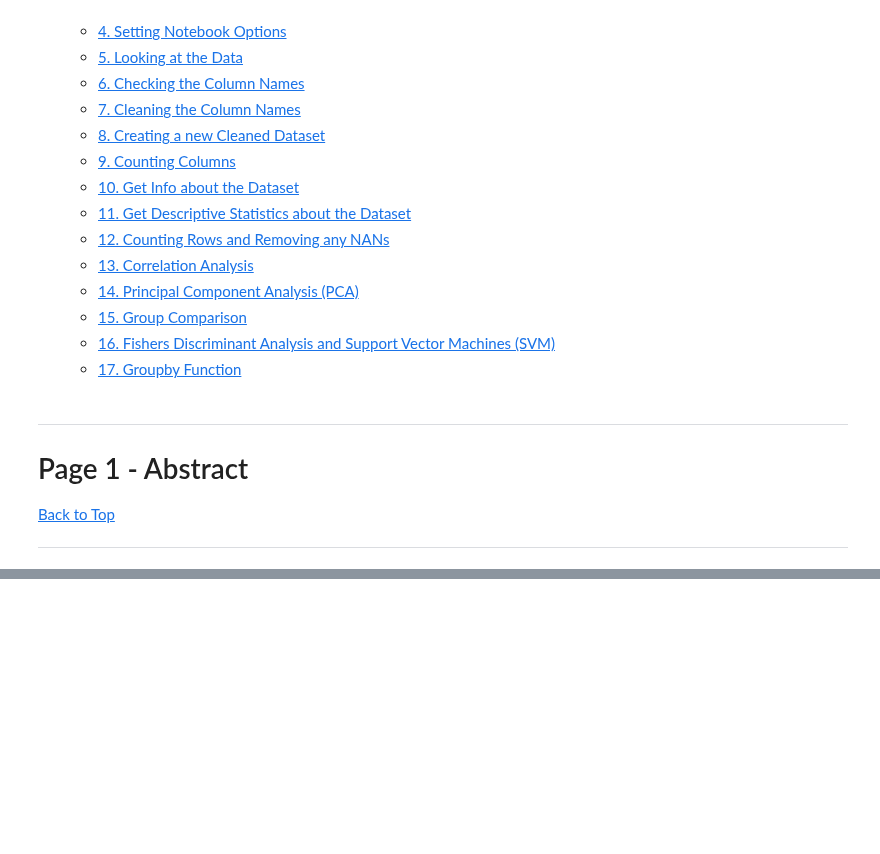
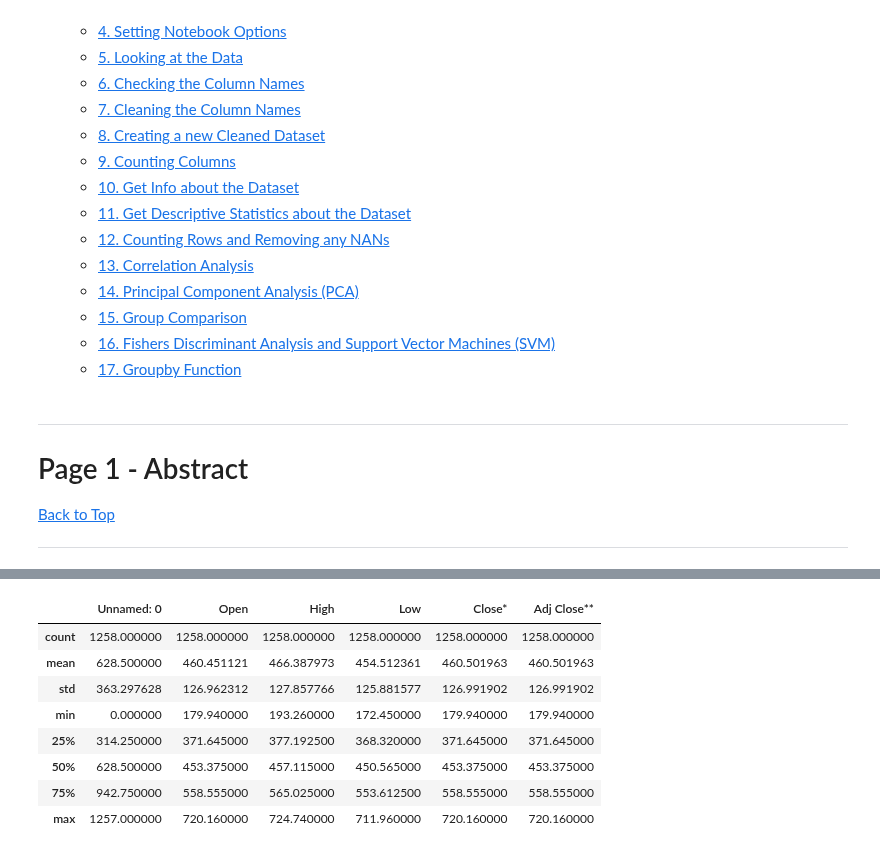
Before and after one commit to ChrisVerg/SmartInvest, a Jupyter notebook: Notebooks/JesusOrganize.ipynb, the cells around one changed output, grey strips where cells are left out. Saved outputs shown, nothing was run; the diff lists cells and outputs as text; code cells hidden in the pictures; blank space fills up the shorter version.

```diff
--- a/Notebooks/JesusOrganize.ipynb
+++ b/Notebooks/JesusOrganize.ipynb
@@ -111,0 +229,12 @@ Industrials.head()
+# %%
+Energy.describe()
+# %% [output]
+|  | Unnamed: 0 | Open | High | Low | Close* | Adj Close** |
+| count | 1258.000000 | 1258.000000 | 1258.000000 | 1258.000000 | 1258.000000 | 1258.000000 |
+| mean | 628.500000 | 460.451121 | 466.387973 | 454.512361 | 460.501963 | 460.501963 |
+| std | 363.297628 | 126.962312 | 127.857766 | 125.881577 | 126.991902 | 126.991902 |
+| min | 0.000000 | 179.940000 | 193.260000 | 172.450000 | 179.940000 | 179.940000 |
+| 25% | 314.250000 | 371.645000 | 377.192500 | 368.320000 | 371.645000 | 371.645000 |
+| 50% | 628.500000 | 453.375000 | 457.115000 | 450.565000 | 453.375000 | 453.375000 |
+| 75% | 942.750000 | 558.555000 | 565.025000 | 553.612500 | 558.555000 | 558.555000 |
+| max | 1257.000000 | 720.160000 | 724.740000 | 711.960000 | 720.160000 | 720.160000 |
```
Also changed, not shown: parts of 31 cells of this notebook, 1 other file.
